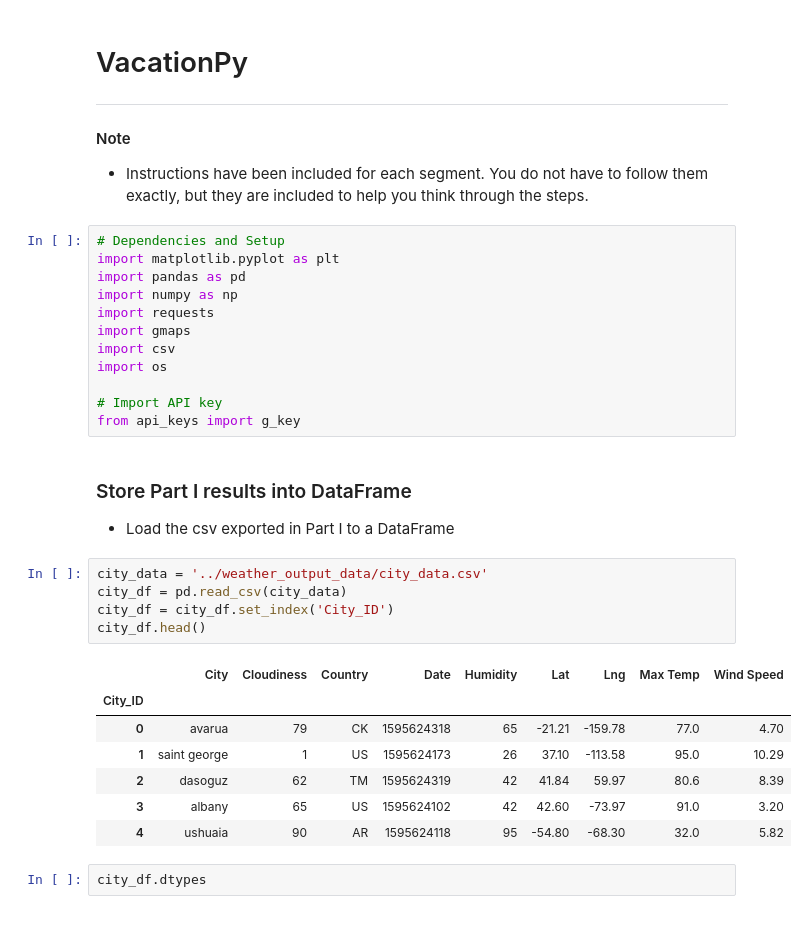
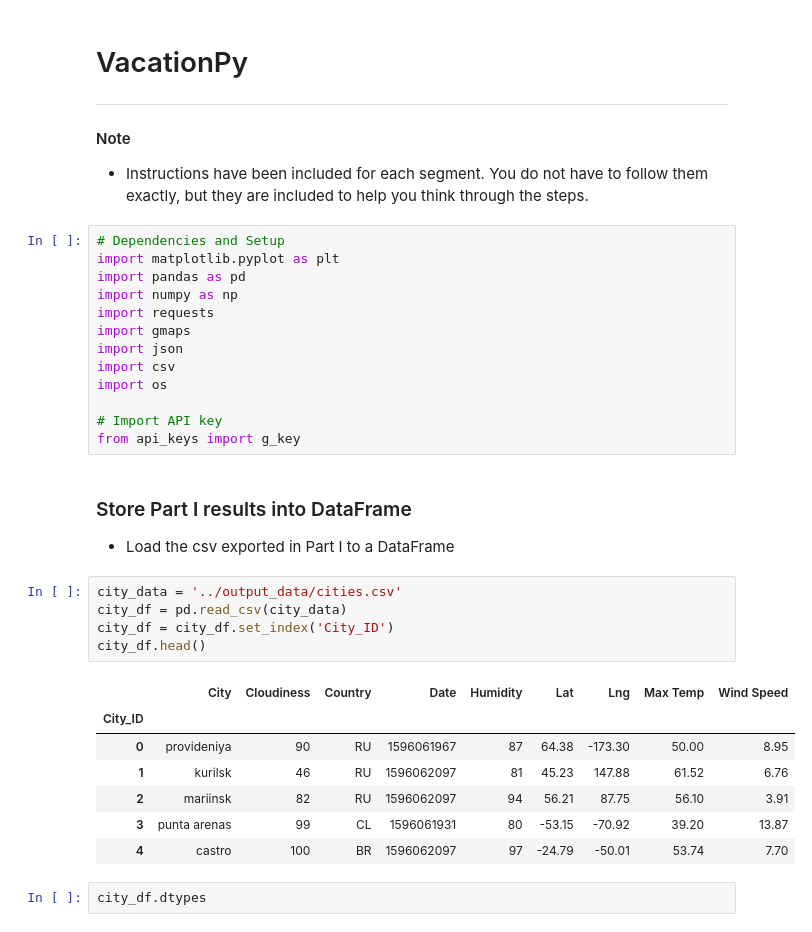
Before and after one commit to trippeto/API-challenge, a Jupyter notebook: VacationPy/VacationPy.ipynb, the cells around one changed output. Cells and saved outputs as stored; diff of their text form.

```diff
--- a/VacationPy/VacationPy.ipynb
+++ b/VacationPy/VacationPy.ipynb
@@ -11,6 +11,7 @@ import pandas as pd
 import numpy as np
 import requests
 import gmaps
+import json
 import csv
 import os
 
@@ -20,18 +21,18 @@ from api_keys import g_key
 ### Store Part I results into DataFrame
 * Load the csv exported in Part I to a DataFrame
 # %%
-city_data = '../weather_output_data/city_data.csv'
+city_data = '../output_data/cities.csv'
 city_df = pd.read_csv(city_data)
 city_df = city_df.set_index('City_ID')
 city_df.head()
 # %% [output]
 |  | City | Cloudiness | Country | Date | Humidity | Lat | Lng | Max Temp | Wind Speed |
 | City_ID |  |  |  |  |  |  |  |  |  |
-| 0 | avarua | 79 | CK | 1595624318 | 65 | -21.21 | -159.78 | 77.0 | 4.70 |
-| 1 | saint george | 1 | US | 1595624173 | 26 | 37.10 | -113.58 | 95.0 | 10.29 |
-| 2 | dasoguz | 62 | TM | 1595624319 | 42 | 41.84 | 59.97 | 80.6 | 8.39 |
-| 3 | albany | 65 | US | 1595624102 | 42 | 42.60 | -73.97 | 91.0 | 3.20 |
-| 4 | ushuaia | 90 | AR | 1595624118 | 95 | -54.80 | -68.30 | 32.0 | 5.82 |
+| 0 | provideniya | 90 | RU | 1596061967 | 87 | 64.38 | -173.30 | 50.00 | 8.95 |
+| 1 | kurilsk | 46 | RU | 1596062097 | 81 | 45.23 | 147.88 | 61.52 | 6.76 |
+| 2 | mariinsk | 82 | RU | 1596062097 | 94 | 56.21 | 87.75 | 56.10 | 3.91 |
+| 3 | punta arenas | 99 | CL | 1596061931 | 80 | -53.15 | -70.92 | 39.20 | 13.87 |
+| 4 | castro | 100 | BR | 1596062097 | 97 | -24.79 | -50.01 | 53.74 | 7.70 |
 # %%
 city_df.dtypes
 # %% [output]
```
Also changed, not shown: parts of 8 cells of this notebook, 32 other files.
